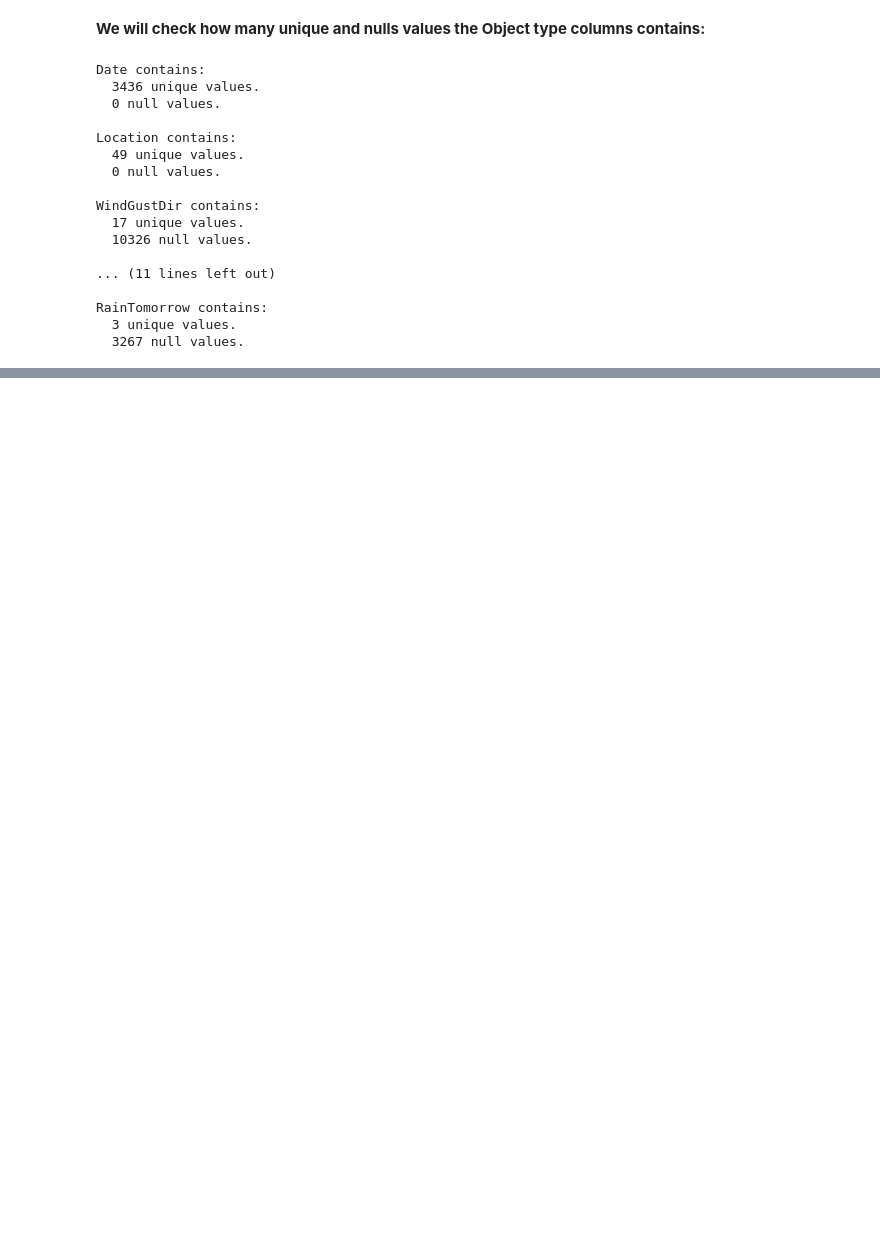
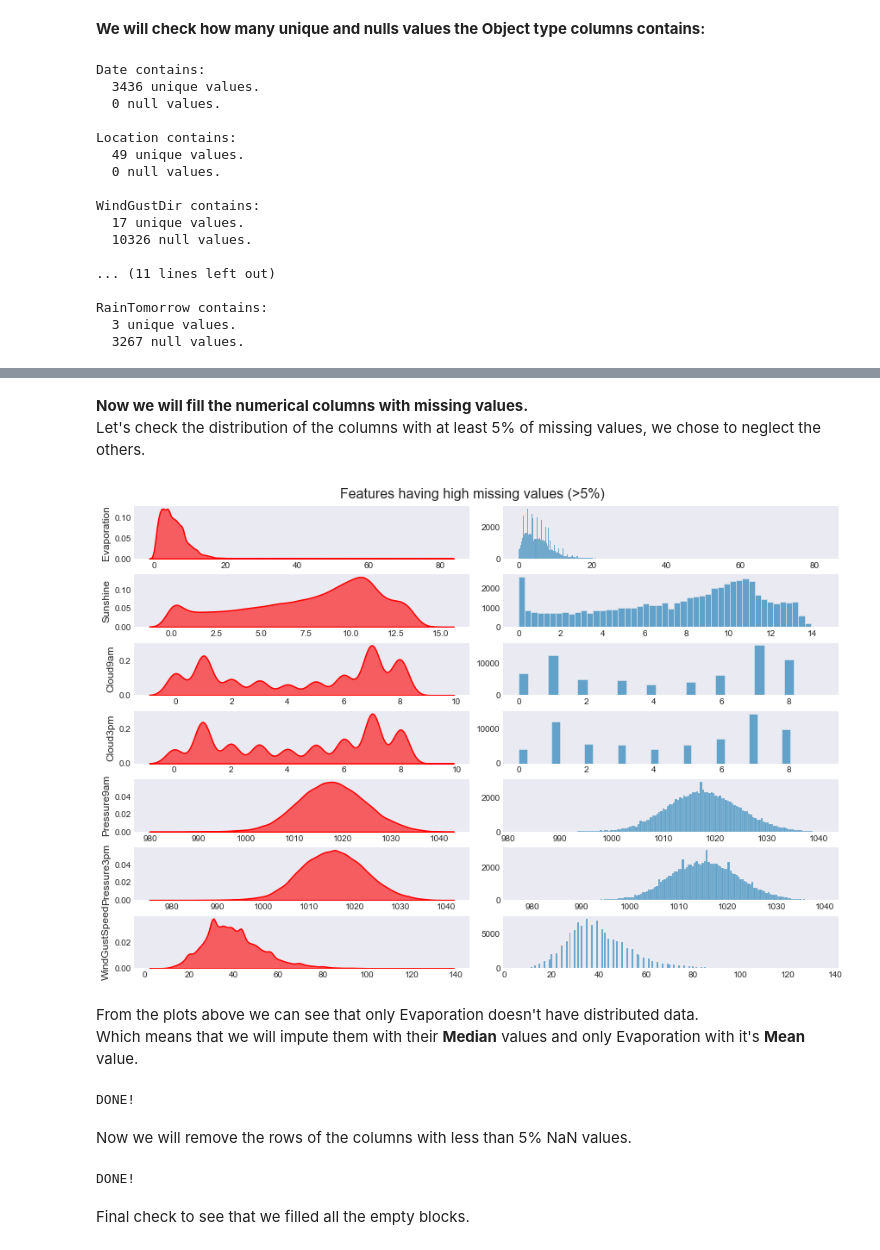
Before and after one commit to netanellevine/Data_Science_Project, a Jupyter notebook: ClassificationProject_RainPrediction.ipynb, the cells around one changed output, grey strips where cells are left out. Cells and saved outputs as stored; diff of their text form; code cells hidden in the pictures; blank space fills up the shorter version.

```diff
--- a/ClassificationProject_RainPrediction.ipynb
+++ b/ClassificationProject_RainPrediction.ipynb
@@ -313,0 +380,2 @@ X_train.head()
+# %%
+X_train, X_test, y_train, y_test = train_test_split(x, y, test_size = 0.15, random_state = 42)
@@ -313,0 +385,10 @@ X_train.head()
+# %%
+obj_col = X_train.select_dtypes(include=['object']).columns
+missing_obj_train = X_train[obj_col].isnull().mean() * 100
+missing_obj_test = X_test[obj_col].isnull().mean() * 100
+
+print("Train:")
+print(missing_obj_train)
+print()
+print("Test:")
+print(missing_obj_test)
@@ -313,0 +421,15 @@ X_train.head()
+# %%
+for col in obj_col:
+    X_train[col].fillna(X_train[col].mode()[0], inplace = True)
+    X_test[col].fillna(X_train[col].mode()[0], inplace = True) # Imputing test data using train data!!
+missing_obj_train = X_train[obj_col].isnull().mean() * 100
+
+
+missing_obj_test = X_test[obj_col].isnull().mean() * 100
+
+# Making sure there is no NaN values.
+print("Train:")
+print(missing_obj_train)
+print()
+print("Test:")
+print(missing_obj_test)
@@ -313,0 +452,45 @@ X_train.head()
+# %% [markdown]
+**Now we will fill the numerical columns with missing values.**
+Let's check the distribution of the columns with  at least 5% of missing values, we chose to neglect the others.
+# %%
+numeric_cols = ['Evaporation', 'Sunshine', 'Cloud9am', 'Cloud3pm', 'Pressure9am', 'Pressure3pm', 'WindGustSpeed']
+
+plt.style.use('seaborn-dark')
+fig, ax = plt.subplots(7,2, figsize = (12, 8), constrained_layout = True)
+
+for i, num_var in enumerate(numeric_cols):
+    sns.kdeplot(data = X_train, x = num_var, ax = ax[i][0],
+                fill = True, alpha = 0.6, linewidth = 1.5, color='r')
+    ax[i][0].set_ylabel(num_var)
+    ax[i][0].set_xlabel(None)
+
+    sns.histplot(data = X_train, x = num_var, ax = ax[i][1])
+    ax[i][1].set_ylabel(None)
+    ax[i][1].set_xlabel(None)
+
+fig.suptitle('Features having high missing values (>5%)', size = 16);
+# %% [output]
+[figure, added]
+# %% [markdown]
+From the plots above we can see that only Evaporation doesn't have distributed data.
+Which means that we will impute them with their **Median** values and only Evaporation with it's **Mean** value.
+# %%
+for df in [X_train, X_test]:
+    for col in numeric_cols:
+        if col != 'Evaporation':
+            df[col].fillna(X_train[col].median(), inplace = True)
+        else:
+            df['Evaporation'].fillna(X_train['Evaporation'].mean(), inplace = True)
+print("DONE!")
+# %% [output]
+DONE!
+# %% [markdown]
+Now we will remove the rows of the columns with less than 5% NaN values.
+# %%
+X_train.dropna(inplace = True)
+X_test.dropna(inplace = True)
+print("DONE!")
+# %% [output]
+DONE!
+# %% [markdown]
+Final check to see that we filled all the empty blocks.
```
Also changed, not shown: parts of 115 cells of this notebook.
